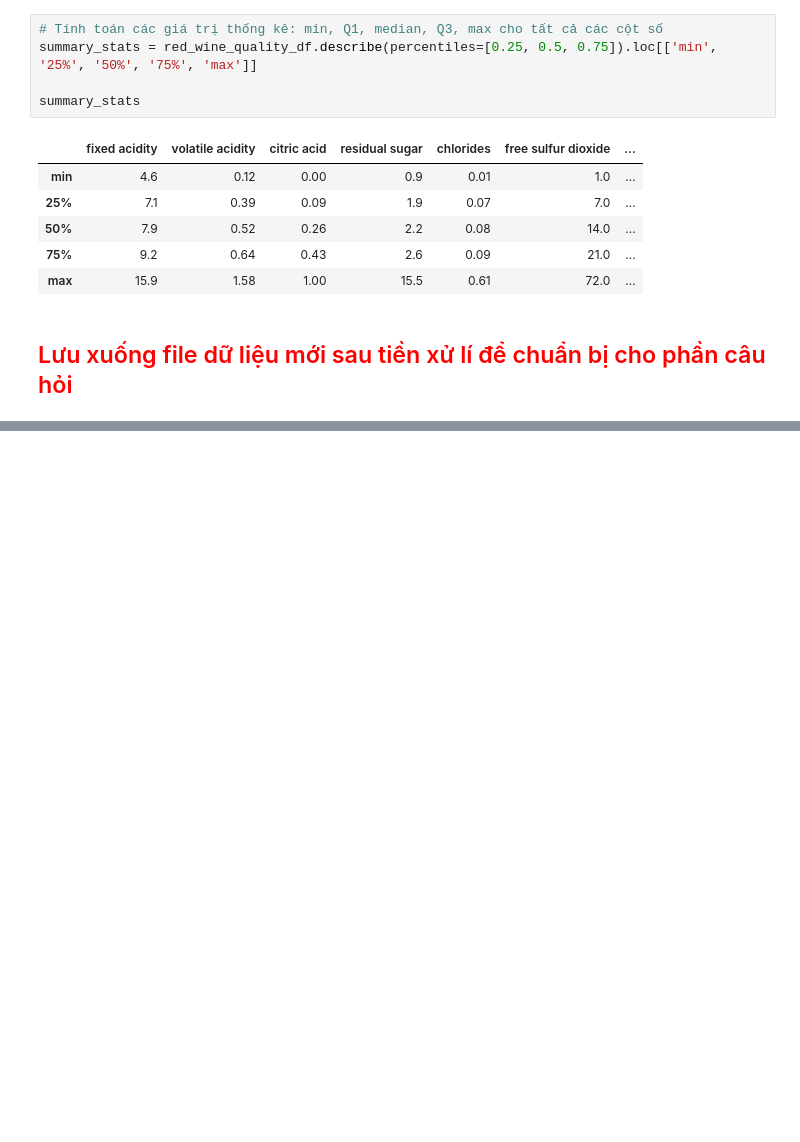
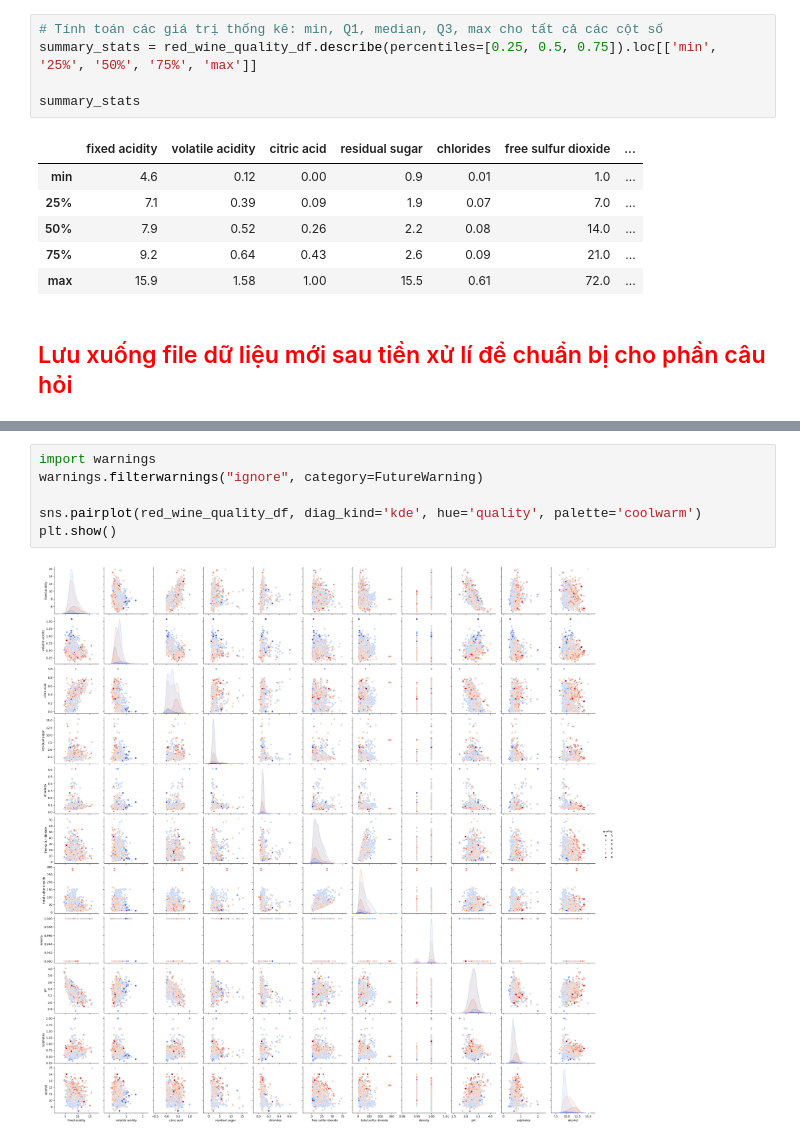
Before and after one commit to Yogurt01/Programming_DataScience_G22, a Jupyter notebook: Source_codes/Data Exploration & Data Preprocessing.ipynb, the cells around one changed output, grey strips where cells are left out. Drawn from its saved outputs; the diff is of its cells as text; blank space fills up the shorter version.

```diff
--- a/Source_codes/Data Exploration & Data Preprocessing.ipynb
+++ b/Source_codes/Data Exploration & Data Preprocessing.ipynb
@@ -182,0 +266,8 @@ red_wine_quality_df.to_csv('new-redwine-quality.csv', index = False)
+# %%
+import warnings
+warnings.filterwarnings("ignore", category=FutureWarning)
+
+sns.pairplot(red_wine_quality_df, diag_kind='kde', hue='quality', palette='coolwarm')
+plt.show()
+# %% [output]
+[figure, added]
```
Also changed, not shown: parts of 30 cells of this notebook, 1 other file.
